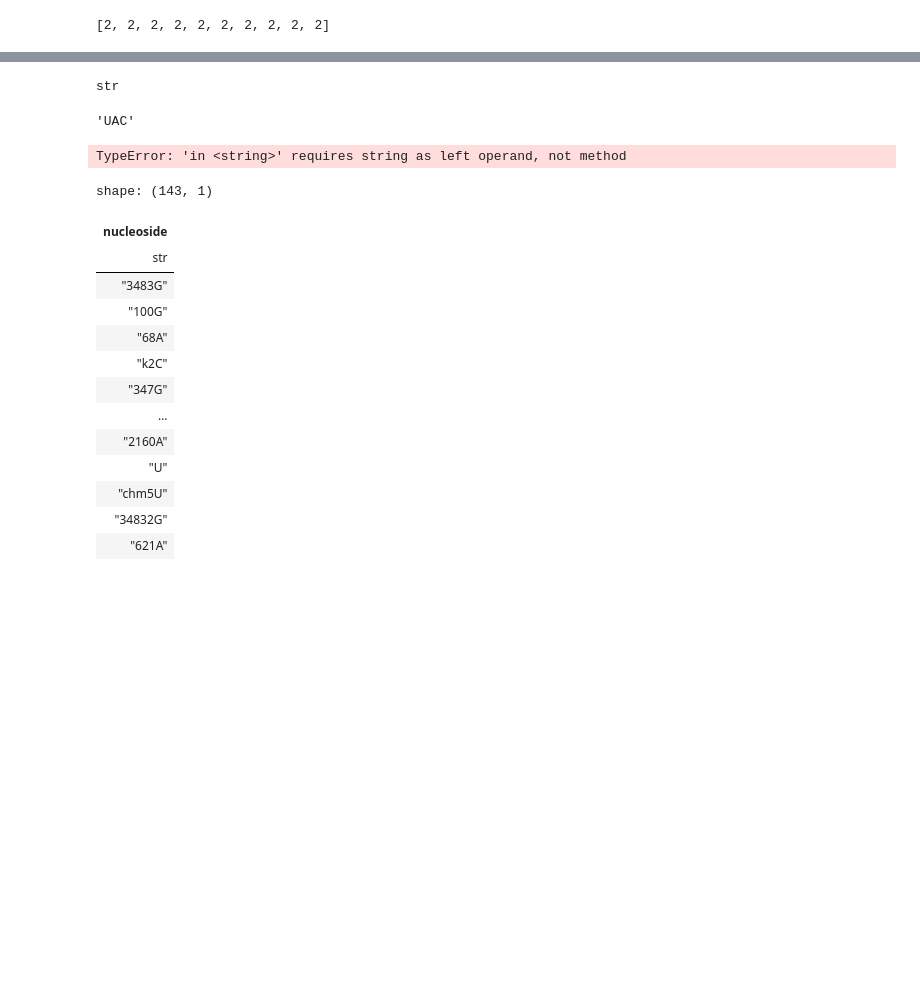
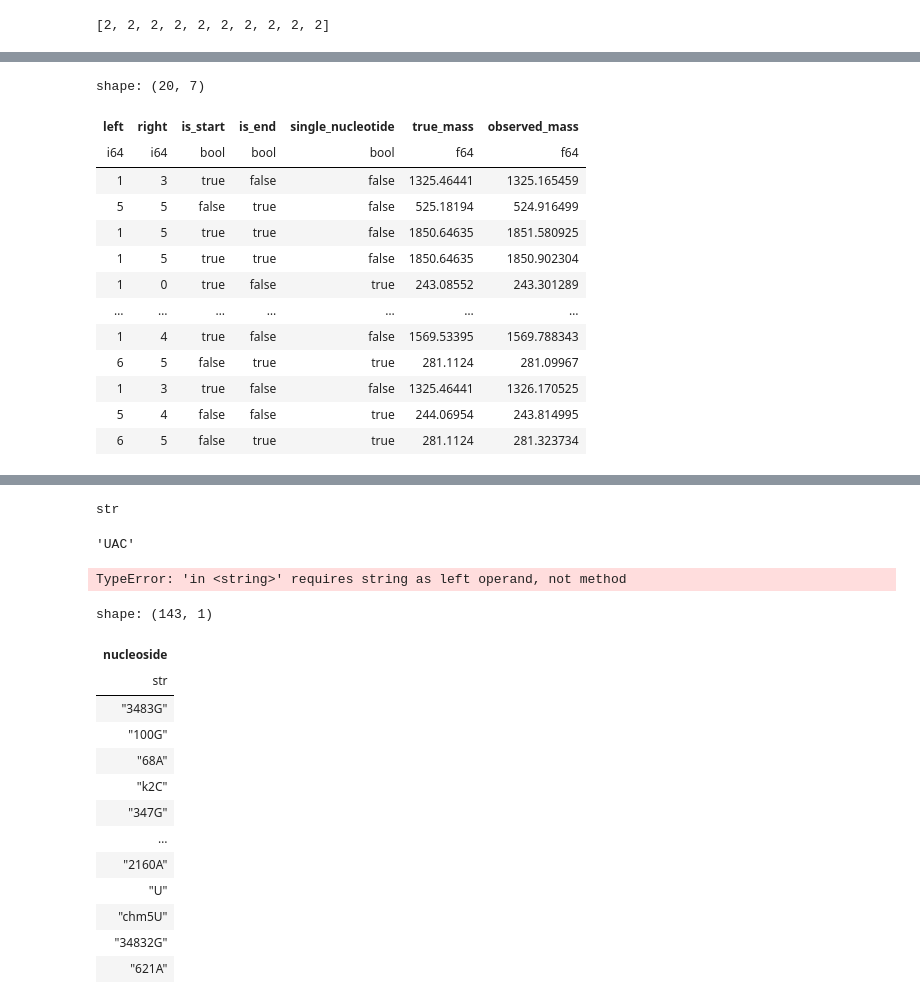
Before and after one commit to spectrseq/spectrseqtools-evaluation, a Jupyter notebook: playground/learn.ipynb, the cells around one changed output, grey strips where cells are left out. Drawn from its saved outputs; the diff is of its cells as text; code cells hidden in the pictures; blank space fills up the shorter version.

```diff
--- a/playground/learn.ipynb
+++ b/playground/learn.ipynb
@@ -494,0 +492,11 @@ seq = ''.join([random.choice(["A", "U", "G", "C"]) for _ in range(10)])
+# %%
+fragments = fragments.with_columns(
+    (pl.col("left") == 0).alias("is_start"),
+    (pl.col("right") == (len(true_sequence))-1).alias("is_end"),
+    (pl.col("right") == pl.col("left")).alias("single_nucleotide"),
+    (true_sequence[pl.col("left")]:pl.col("right")).alias("sequence"),
+    pl.Series(true_fragment_masses).alias("true_nucleoside_mass"),
+    pl.Series(true_fragment_masses_with_backbone).alias("true_mass_with_backbone"),
+    pl.Series(observed_fragment_masses).alias("observed_mass"),
+)
+fragments
@@ -494,0 +545,19 @@ seq = ''.join([random.choice(["A", "U", "G", "C"]) for _ in range(10)])
+# %%
+fragments.with_columns(pl.col("left") + 1) #.map_elements(lambda s: true_sequence[s]))
+
+#true_sequence[pl.select(pl.col("left")).item():pl.col("right")])
+# %% [output]
+shape: (20, 7)
+| left | right | is_start | is_end | single_nucleotide | true_mass | observed_mass |
+| i64 | i64 | bool | bool | bool | f64 | f64 |
+| 1 | 3 | true | false | false | 1325.46441 | 1325.165459 |
+| 5 | 5 | false | true | false | 525.18194 | 524.916499 |
+| 1 | 5 | true | true | false | 1850.64635 | 1851.580925 |
+| 1 | 5 | true | true | false | 1850.64635 | 1850.902304 |
+| 1 | 0 | true | false | true | 243.08552 | 243.301289 |
+| … | … | … | … | … | … | … |
+| 1 | 4 | true | false | false | 1569.53395 | 1569.788343 |
+| 6 | 5 | false | true | true | 281.1124 | 281.09967 |
+| 1 | 3 | true | false | false | 1325.46441 | 1326.170525 |
+| 5 | 4 | false | false | true | 244.06954 | 243.814995 |
+| 6 | 5 | false | true | true | 281.1124 | 281.323734 |
```
Also changed, not shown: parts of 31 cells of this notebook, 4 other files.
